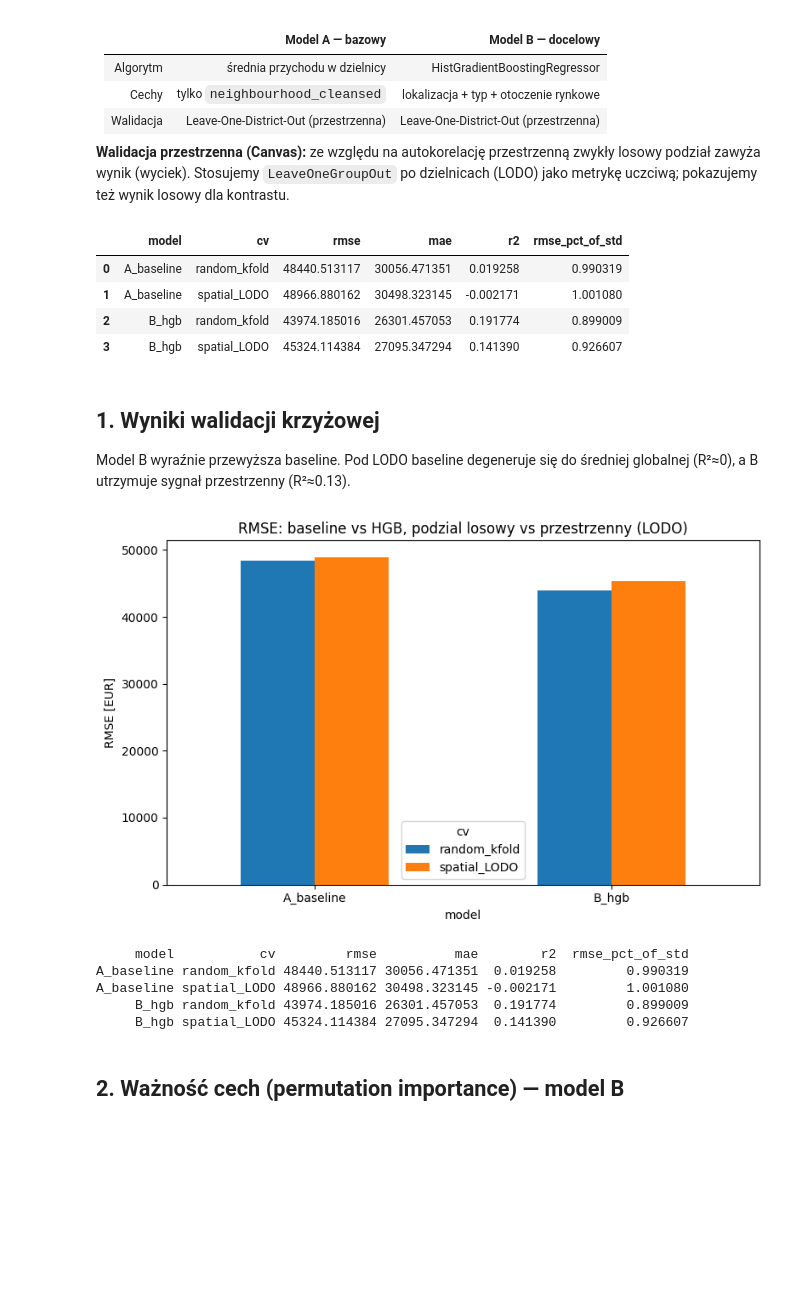
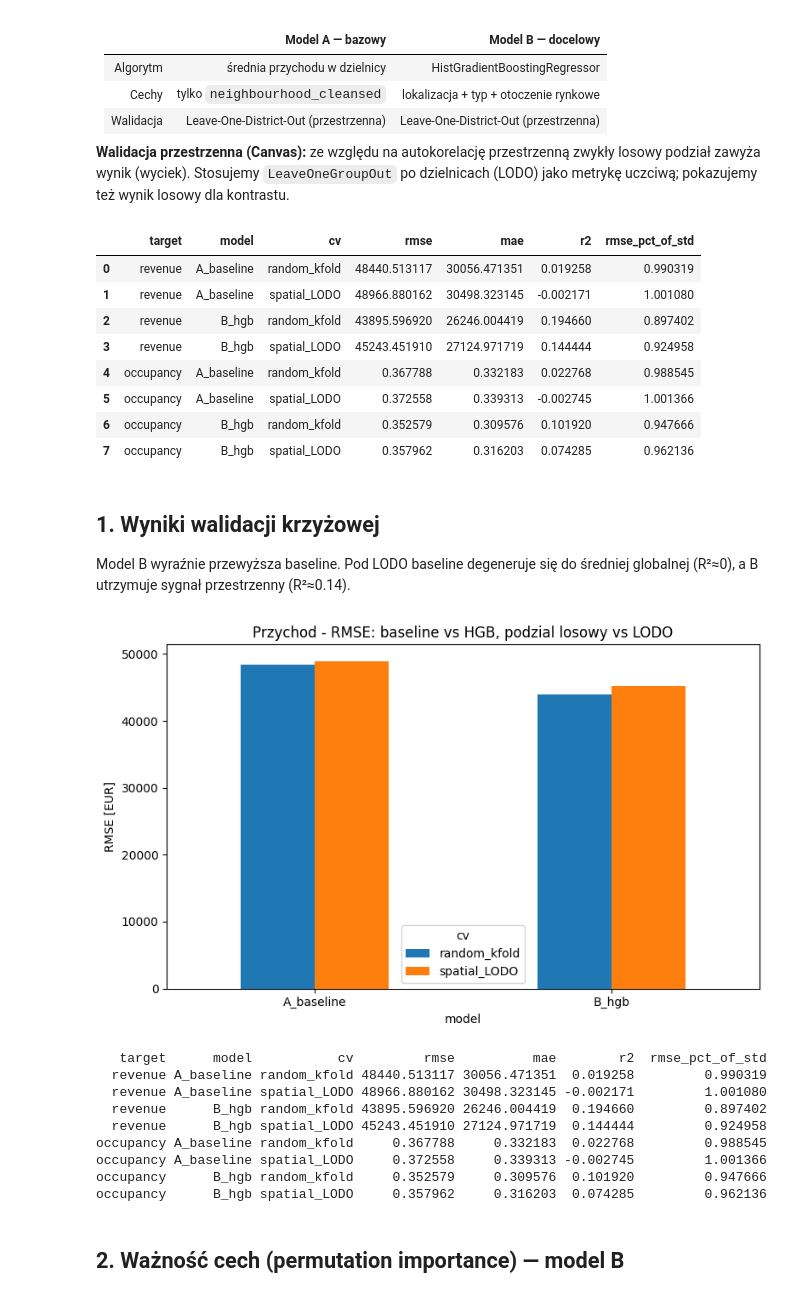
Before and after one commit to The-Szponters/Nocarz-Location-Intelligence, a Jupyter notebook: notebooks/02_modeling.ipynb, the cells around one changed output. Cells and saved outputs as stored; diff of their text form; code cells hidden in the pictures; blank space fills up the shorter version.

```diff
--- a/notebooks/02_modeling.ipynb
+++ b/notebooks/02_modeling.ipynb
@@ -19,34 +19,43 @@ sys.path.insert(0, str(ROOT / 'src'))
 for _m in [k for k in list(sys.modules) if k == 'nocarz' or k.startswith('nocarz.')]:
     del sys.modules[_m]
 import numpy as np, pandas as pd, matplotlib.pyplot as plt, joblib
-from nocarz.features import PROCESSED_DIR, MODELS_DIR, REPORTS_DIR, ALL_FEATURES, RADII_M, TARGET, FeatureBuilder
+from nocarz.features import (PROCESSED_DIR, MODELS_DIR, REPORTS_DIR, ALL_FEATURES, RADII_M,
+                             TARGET, TARGET_OCCUPANCY, FeatureBuilder, compute_distance_features)
 FIG = REPORTS_DIR / 'figures'; FIG.mkdir(parents=True, exist_ok=True)
 cv = pd.read_csv(PROCESSED_DIR / 'cv_metrics.csv')
 cv
 # %% [output]
-|  | model | cv | rmse | mae | r2 | rmse_pct_of_std |
-| 0 | A_baseline | random_kfold | 48440.513117 | 30056.471351 | 0.019258 | 0.990319 |
-| 1 | A_baseline | spatial_LODO | 48966.880162 | 30498.323145 | -0.002171 | 1.001080 |
-| 2 | B_hgb | random_kfold | 43974.185016 | 26301.457053 | 0.191774 | 0.899009 |
-| 3 | B_hgb | spatial_LODO | 45324.114384 | 27095.347294 | 0.141390 | 0.926607 |
+|  | target | model | cv | rmse | mae | r2 | rmse_pct_of_std |
+| 0 | revenue | A_baseline | random_kfold | 48440.513117 | 30056.471351 | 0.019258 | 0.990319 |
+| 1 | revenue | A_baseline | spatial_LODO | 48966.880162 | 30498.323145 | -0.002171 | 1.001080 |
+| 2 | revenue | B_hgb | random_kfold | 43895.596920 | 26246.004419 | 0.194660 | 0.897402 |
+| 3 | revenue | B_hgb | spatial_LODO | 45243.451910 | 27124.971719 | 0.144444 | 0.924958 |
+| 4 | occupancy | A_baseline | random_kfold | 0.367788 | 0.332183 | 0.022768 | 0.988545 |
+| 5 | occupancy | A_baseline | spatial_LODO | 0.372558 | 0.339313 | -0.002745 | 1.001366 |
+| 6 | occupancy | B_hgb | random_kfold | 0.352579 | 0.309576 | 0.101920 | 0.947666 |
+| 7 | occupancy | B_hgb | spatial_LODO | 0.357962 | 0.316203 | 0.074285 | 0.962136 |
 # %% [markdown]
 ## 1. Wyniki walidacji krzyżowej
-Model B wyraźnie przewyższa baseline. Pod LODO baseline degeneruje się do średniej globalnej (R²≈0), a B utrzymuje sygnał przestrzenny (R²≈0.13).
+Model B wyraźnie przewyższa baseline. Pod LODO baseline degeneruje się do średniej globalnej (R²≈0), a B utrzymuje sygnał przestrzenny (R²≈0.14).
 # %%
-piv = cv.pivot(index='model', columns='cv', values='rmse')
+piv = cv[cv['target'] == 'revenue'].pivot(index='model', columns='cv', values='rmse')
 fig, ax = plt.subplots(figsize=(8, 5))
 piv.plot(kind='bar', ax=ax)
-ax.set(ylabel='RMSE [EUR]', title='RMSE: baseline vs HGB, podzial losowy vs przestrzenny (LODO)')
+ax.set(ylabel='RMSE [EUR]', title='Przychod - RMSE: baseline vs HGB, podzial losowy vs LODO')
 ax.tick_params(axis='x', rotation=0)
 fig.tight_layout(); fig.savefig(FIG / 'model_cv_comparison.png', dpi=110); plt.show()
 print(cv.to_string(index=False))
 # %% [output]
-[figure, old version]
+[figure, new version]
-     model           cv         rmse          mae        r2  rmse_pct_of_std
-A_baseline random_kfold 48440.513117 30056.471351  0.019258         0.990319
-A_baseline spatial_LODO 48966.880162 30498.323145 -0.002171         1.001080
-     B_hgb random_kfold 43974.185016 26301.457053  0.191774         0.899009
-     B_hgb spatial_LODO 45324.114384 27095.347294  0.141390         0.926607
+   target      model           cv         rmse          mae        r2  rmse_pct_of_std
+  revenue A_baseline random_kfold 48440.513117 30056.471351  0.019258         0.990319
+  revenue A_baseline spatial_LODO 48966.880162 30498.323145 -0.002171         1.001080
+  revenue      B_hgb random_kfold 43895.596920 26246.004419  0.194660         0.897402
+  revenue      B_hgb spatial_LODO 45243.451910 27124.971719  0.144444         0.924958
+occupancy A_baseline random_kfold     0.367788     0.332183  0.022768         0.988545
+occupancy A_baseline spatial_LODO     0.372558     0.339313 -0.002745         1.001366
+occupancy      B_hgb random_kfold     0.352579     0.309576  0.101920         0.947666
+occupancy      B_hgb spatial_LODO     0.357962     0.316203  0.074285         0.962136
 # %% [markdown]
 ## 2. Ważność cech (permutation importance) — model B
 # %%
```
Also changed, not shown: parts of 4 cells of this notebook, 24 other files.
